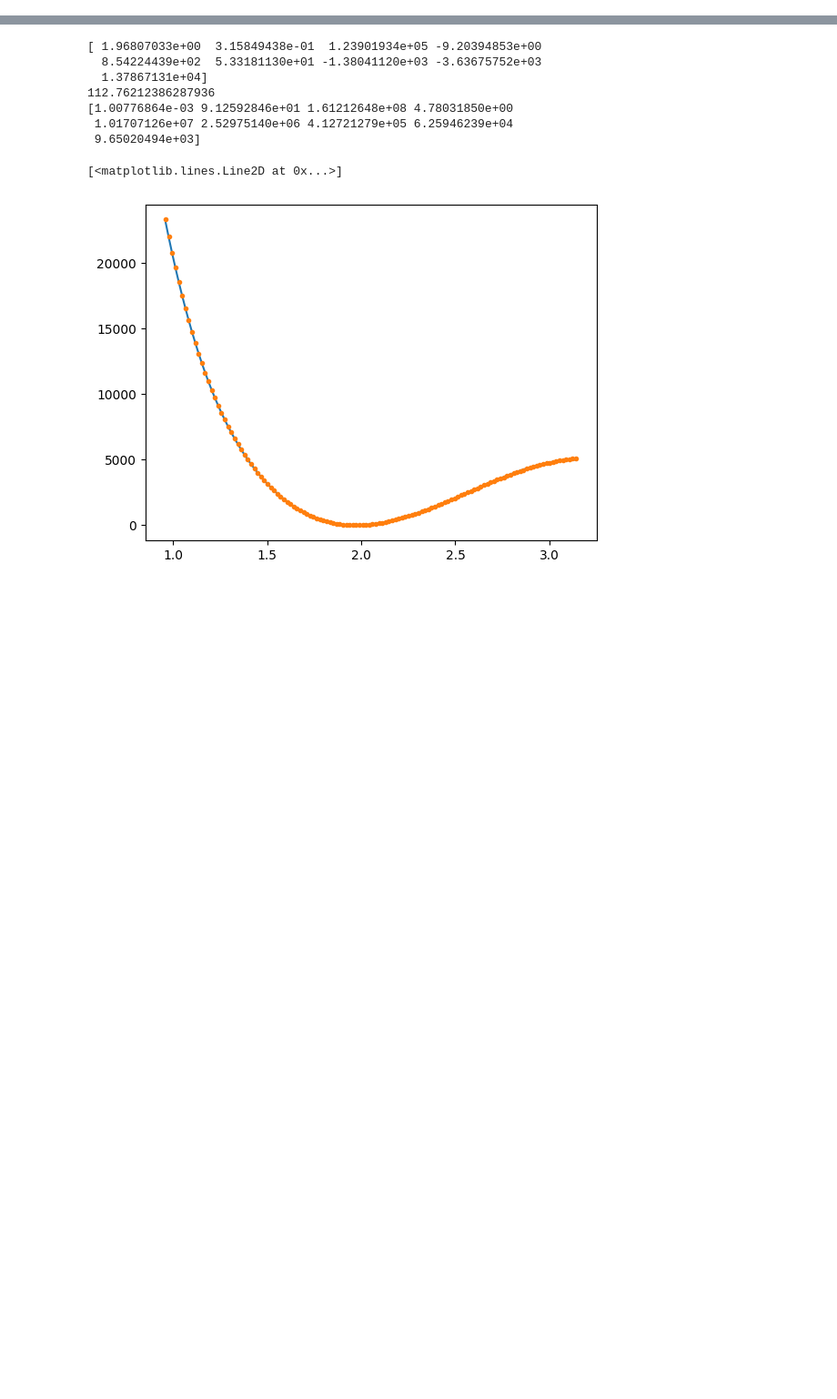
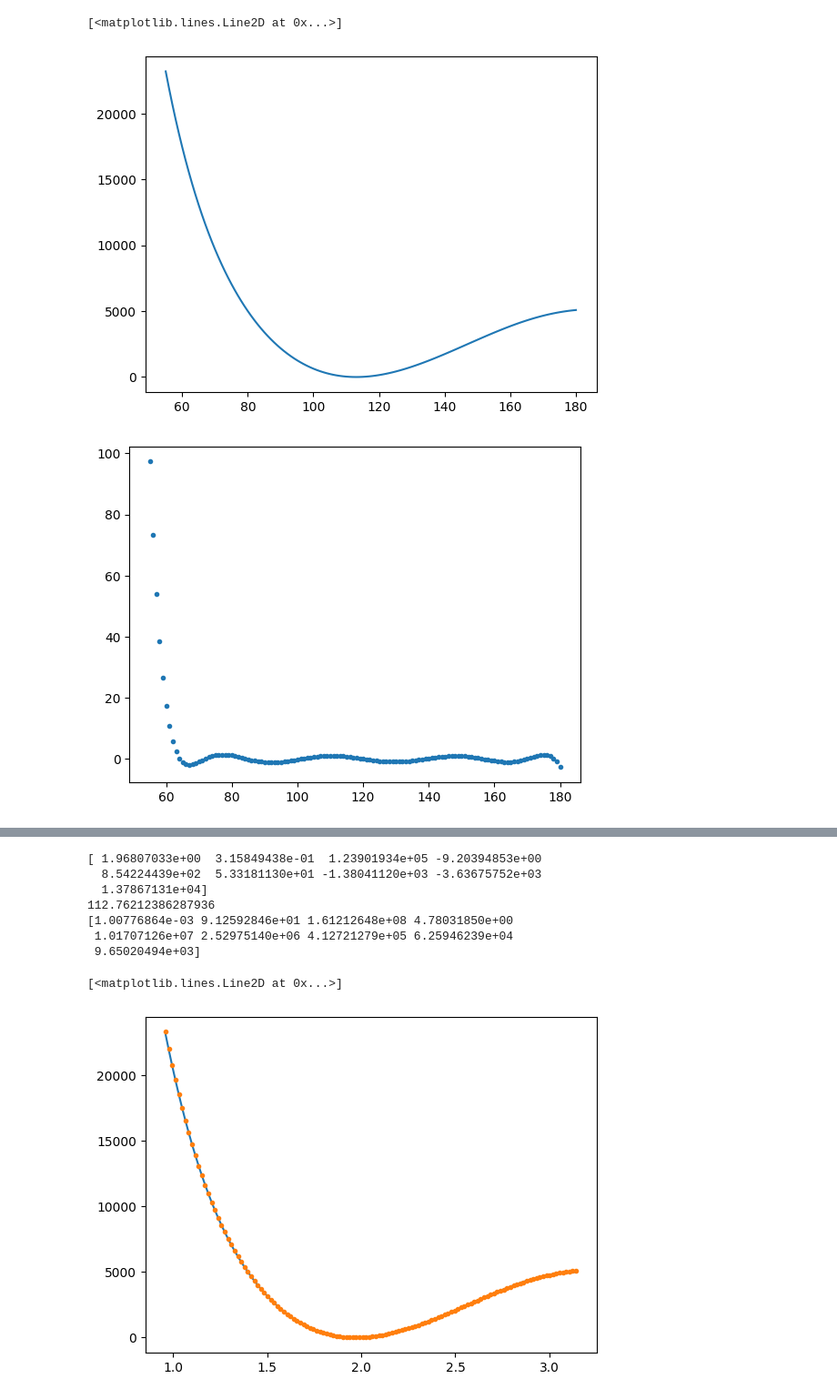
Before and after one commit to R-y-a-n-M-o-k/HOPO-Codes, a Jupyter notebook: potential_testfits/test_fits.ipynb, the cells around one changed output, grey strips where cells are left out. Shown at 91% size. Cells and saved outputs as stored; diff of their text form; code cells hidden in the pictures; blank space fills up the shorter version.

```diff
--- a/potential_testfits/test_fits.ipynb
+++ b/potential_testfits/test_fits.ipynb
@@ -35,0 +77,25 @@ plt.ylim(-0.5, 1000)
+# %%
+w = (np.tanh(-0.008*(E_apoh - 16000)) + 1.002002002) / 2.002002002
+original_params = [1.974, -0.91334819, 10764.035, -6290.1980, 526.76432, -1098.6327,
+                   1669.8193, -1398.7498, 502.39223]
+
+original_fit = power_series(apoh, 113.04244011*np.pi/180,
+                          -0.91334819,
+                          0,
+                          10764.035,
+                          -6290.1980,
+                          526.76432,
+                          -1098.6327,
+                          1669.8193,
+                          -1398.7498,
+                          502.39223)
+
+plt.figure()
+plt.plot(apoh*180/np.pi, original_fit)
+
+plt.figure()
+plt.plot(apoh*180/np.pi, E_apoh - original_fit, '.')
+# %% [output]
+[<matplotlib.lines.Line2D at 0x...>]
+[figure, added]
+[figure, added]
```
Also changed, not shown: parts of 16 cells of this notebook, 7 other files.
